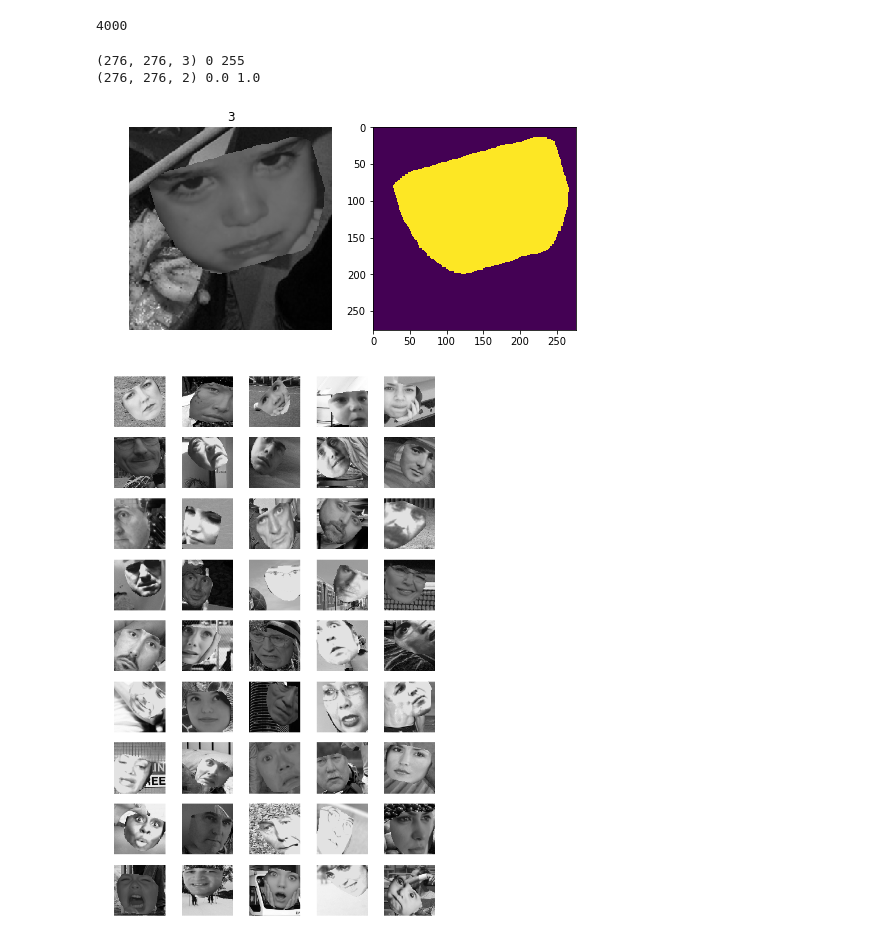
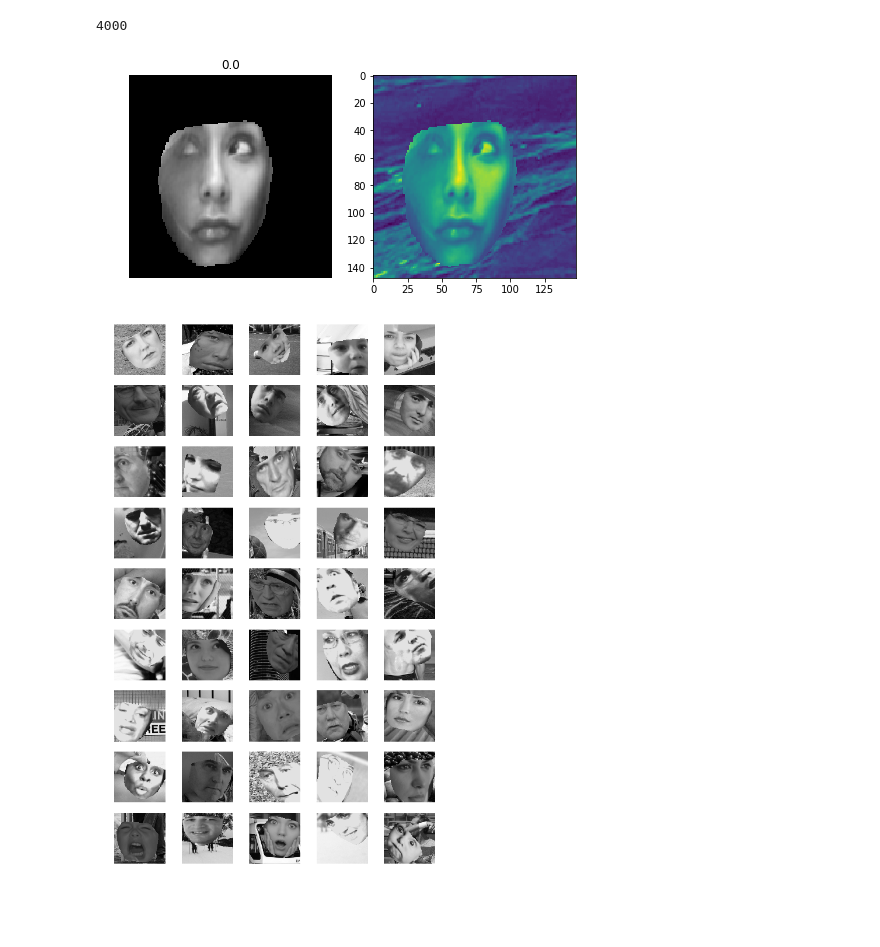
Before and after one commit to pedrodiamel/pytorch-classification, a Jupyter notebook: books/data_fer_analysis.ipynb, the cells around one changed output. Saved outputs shown, nothing was run; the diff lists cells and outputs as text; code cells hidden in the pictures; blank space fills up the shorter version.

```diff
--- a/books/data_fer_analysis.ipynb
+++ b/books/data_fer_analysis.ipynb
@@ -71,32 +71,31 @@ def makecolormask( mask, color=[1,0,0] ):
 # %%
 
 sample = dataset[ np.random.randint( len(dataset) )  ]
-image, mask, meta = sample['image'], sample['label'], sample['metadata']
+# image, mask, meta = sample['image'], sample['label'], sample['metadata']
+image, mask, meta = sample[0], sample[1], sample[3]
 label = meta[0]
 
-print(image.shape, image.min(), image.max())
-print(mask.shape, mask.min(), mask.max() )
+# print(image.shape, image.min(), image.max())
+# print(mask.shape, mask.min(), mask.max() )
 
 mask = mask[:,:,1]
 colormask = makecolormask( mask, color=[1,0,0] )
 
 plt.figure( figsize=(8,8) )
 plt.subplot(121)
 #plt.imshow( lincomb( image/255, colormask, mask, alpha=0.3 ) )
 #plt.imshow(mask)
 plt.imshow(image)
 #plt.imshow(mask, cmap='seismic', alpha=0.2)
 plt.title( label )
 plt.axis('off')
 
 plt.subplot(122)
 plt.imshow(mask)
 
 plt.show()
 # %% [output]
-(276, 276, 3) 0 255
-(276, 276, 2) 0.0 1.0
-[figure, old version]
+[figure, new version]
 # %%
 import matplotlib
 matplotlib.rcParams['font.size'] = 9
```
Also changed, not shown: parts of 2 cells of this notebook, 6 other files.
